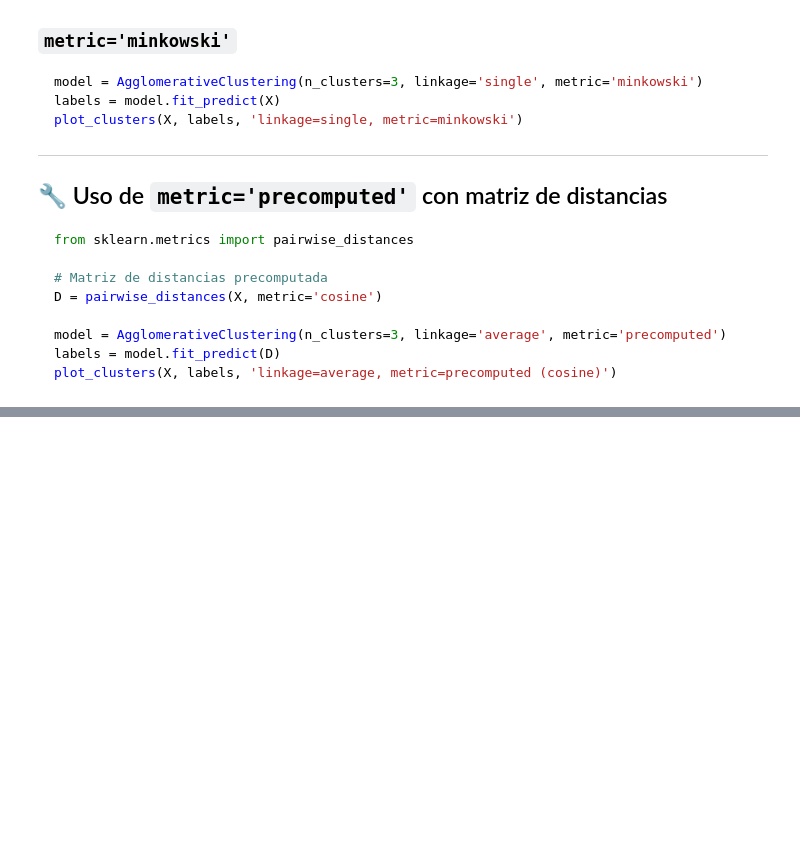
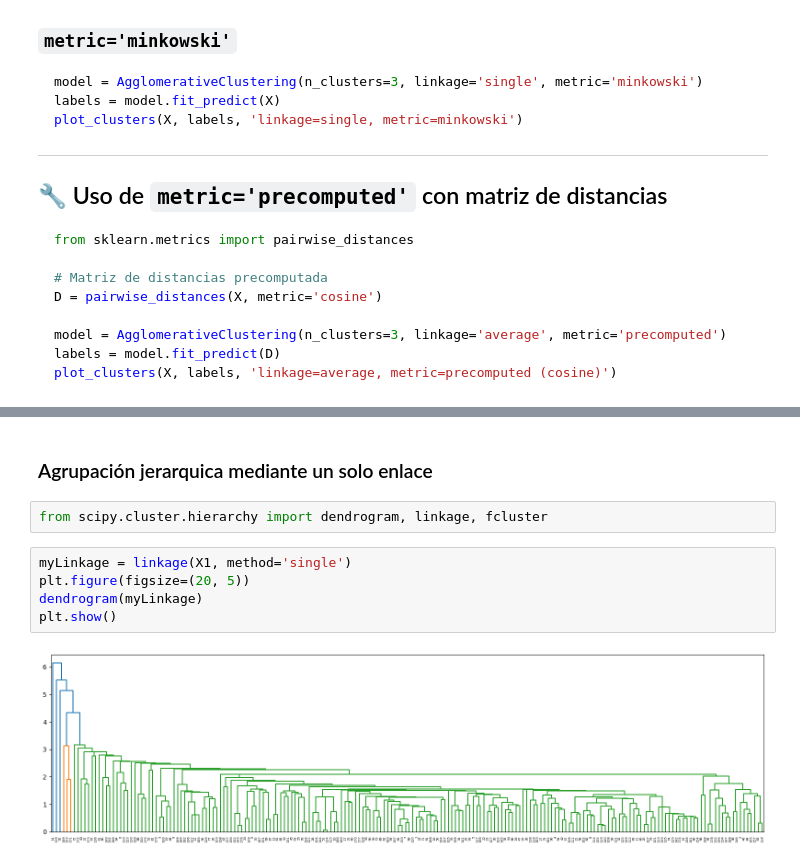
Before and after one commit to BenjaminGMC/sic_ai_2025_jun, a Jupyter notebook: 03machinelearning/clase_16.ipynb, the cells around one changed output, grey strips where cells are left out. Saved outputs shown, nothing was run; the diff lists cells and outputs as text; blank space fills up the shorter version.

```diff
--- a/03machinelearning/clase_16.ipynb
+++ b/03machinelearning/clase_16.ipynb
@@ -198,0 +330,11 @@ plot_clusters(X, labels, 'linkage=average, metric=precomputed (cosine)')
+# %% [markdown]
+### Agrupación jerarquica mediante un solo enlace
+# %%
+from scipy.cluster.hierarchy import dendrogram, linkage, fcluster
+# %%
+myLinkage = linkage(X1, method='single')
+plt.figure(figsize=(20, 5))
+dendrogram(myLinkage)
+plt.show()
+# %% [output]
+[figure, added]
```
Also changed, not shown: parts of 10 cells of this notebook.
